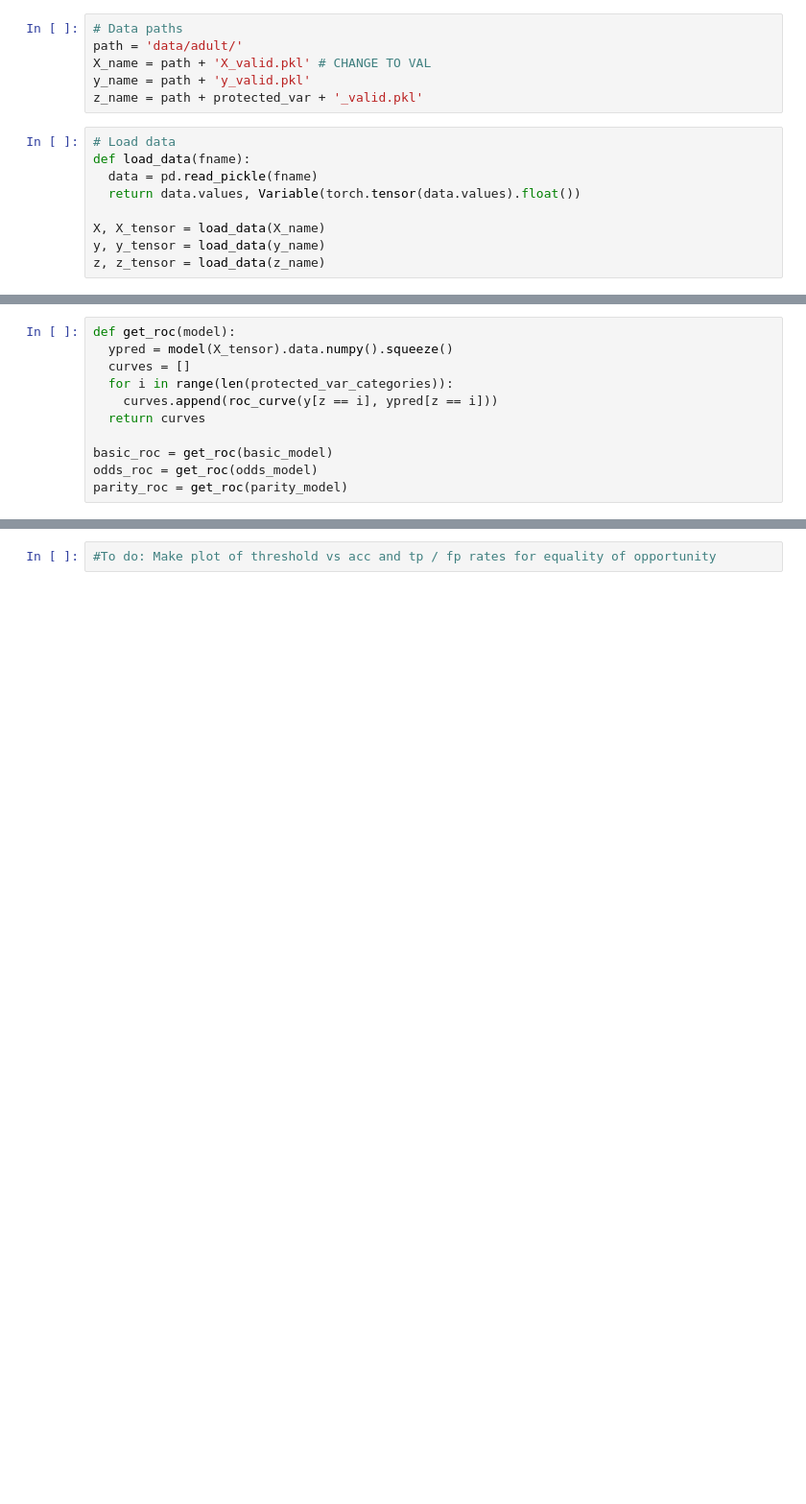
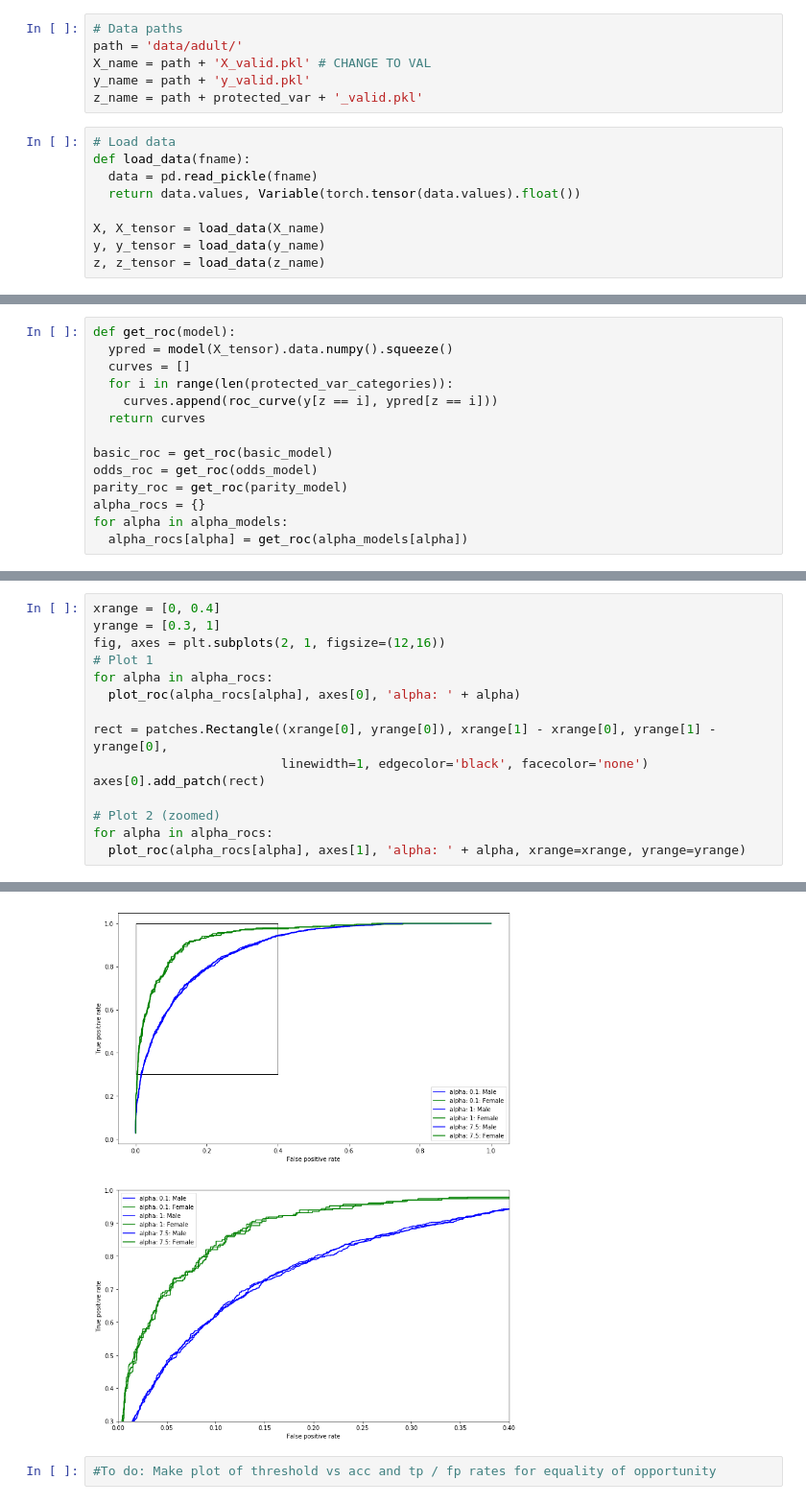
Before and after one commit to jusyc/fad, a Jupyter notebook: compare_roc.ipynb, the cells around one changed output, grey strips where cells are left out. Shown: that part at 96% size. Drawn from its saved outputs; the diff is of its cells as text; blank space fills up the shorter version.

```diff
--- a/compare_roc.ipynb
+++ b/compare_roc.ipynb
@@ -55,3 +65,6 @@ def get_roc(model):
 basic_roc = get_roc(basic_model)
 odds_roc = get_roc(odds_model)
 parity_roc = get_roc(parity_model)
+alpha_rocs = {}
+for alpha in alpha_models:
+  alpha_rocs[alpha] = get_roc(alpha_models[alpha])
@@ -94,0 +114,16 @@ plot_roc(odds_roc, axes[1], 'odds', xrange=xrange, yrange=yrange)
+# %%
+xrange = [0, 0.4]
+yrange = [0.3, 1]
+fig, axes = plt.subplots(2, 1, figsize=(12,16))
+# Plot 1
+for alpha in alpha_rocs:
+  plot_roc(alpha_rocs[alpha], axes[0], 'alpha: ' + alpha)
+
+rect = patches.Rectangle((xrange[0], yrange[0]), xrange[1] - xrange[0], yrange[1] - yrange[0],
+                         linewidth=1, edgecolor='black', facecolor='none')
+axes[0].add_patch(rect)
+
+# Plot 2 (zoomed)
+for alpha in alpha_rocs:
+  plot_roc(alpha_rocs[alpha], axes[1], 'alpha: ' + alpha, xrange=xrange, yrange=yrange)
+# %% [output]
@@ -95,2 +138,3 @@ plot_roc(odds_roc, axes[1], 'odds', xrange=xrange, yrange=yrange)
+[figure, added]
 # %%
 #To do: Make plot of threshold vs acc and tp / fp rates for equality of opportunity
```
Also changed, not shown: parts of 5 cells of this notebook, 44 other files.
